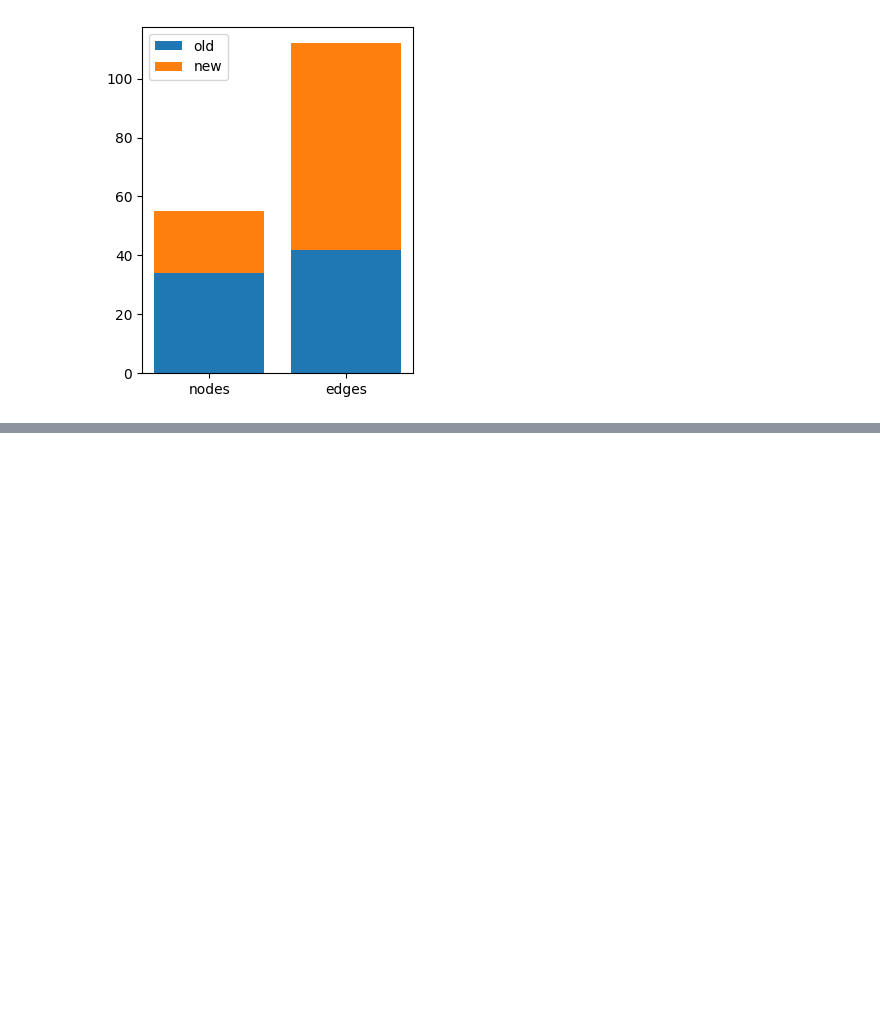
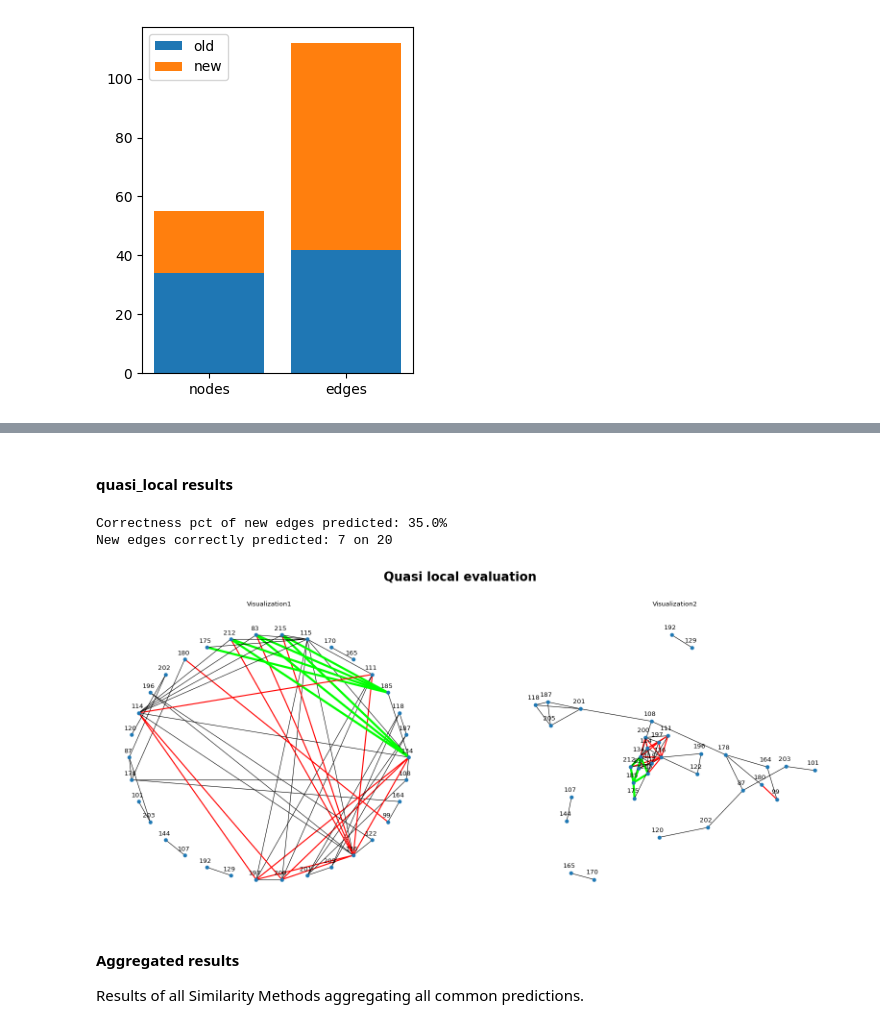
Before and after one commit to CristianCosci/ComplexNetworkAnalysis, a Jupyter notebook: social_network_analysis.ipynb, the cells around one changed output, grey strips where cells are left out. Saved outputs shown, nothing was run; the diff lists cells and outputs as text; code cells hidden in the pictures; blank space fills up the shorter version.

```diff
--- a/social_network_analysis.ipynb
+++ b/social_network_analysis.ipynb
@@ -373,0 +337,13 @@ plot_network(G_new)
+# %% [markdown]
+#### quasi_local results
+# %%
+G_new = get_G_new(G, new_link_set_quasi_local, 'r')
+
+evaluate(G_new, G_ground_truth, 'quasi local')
+# %% [output]
+Correctness pct of new edges predicted: 35.0%
+New edges correctly predicted: 7 on 20
+[figure, added]
+# %% [markdown]
+#### Aggregated results
+Results of all Similarity Methods aggregating all common predictions.
```
Also changed, not shown: parts of 48 cells of this notebook.
